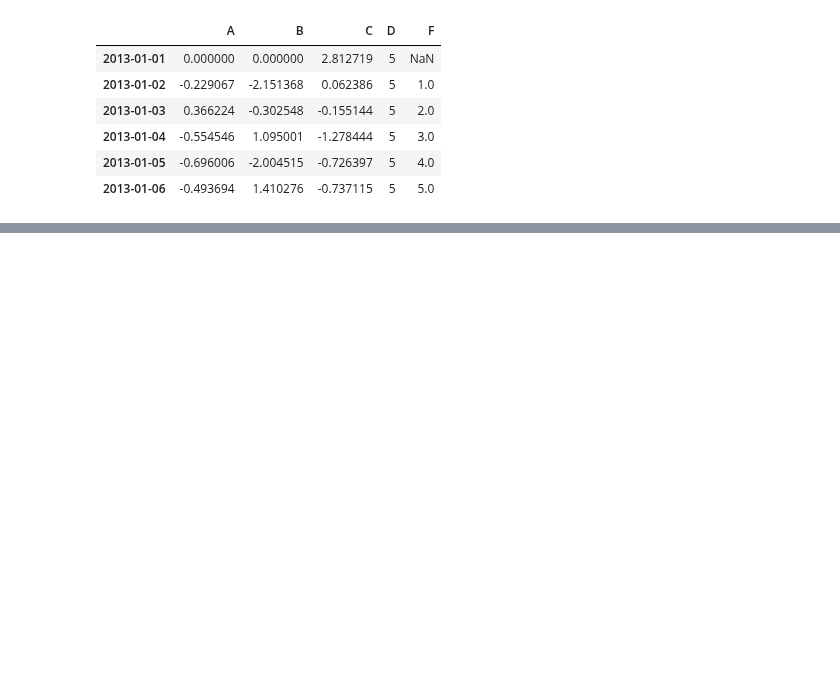
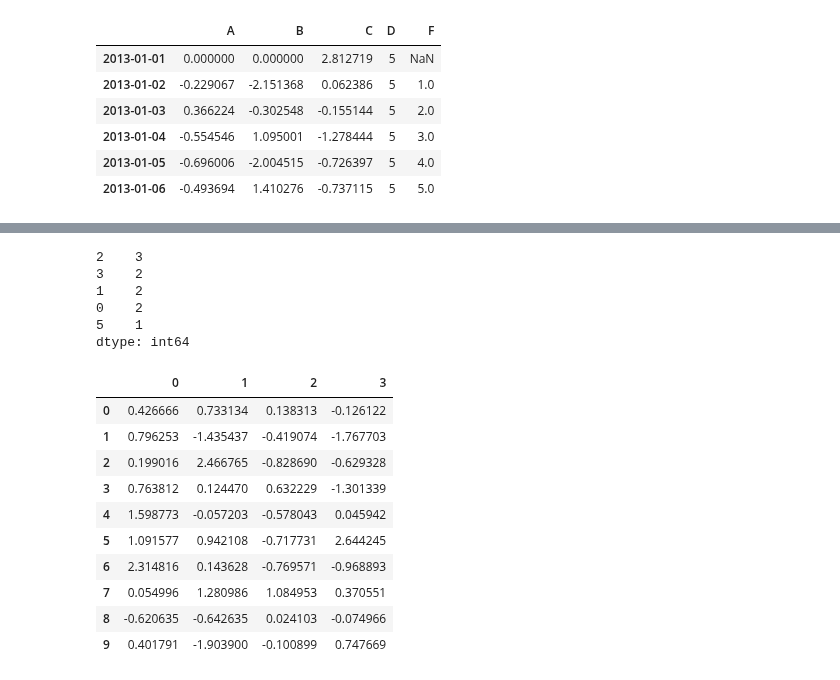
Before and after one commit to yieg77/pythonP, a Jupyter notebook: pandas/test.ipynb, the cells around one changed output, grey strips where cells are left out. Saved outputs shown, nothing was run; the diff lists cells and outputs as text; code cells hidden in the pictures; blank space fills up the shorter version.

```diff
--- a/pandas/test.ipynb
+++ b/pandas/test.ipynb
@@ -309,0 +325,24 @@ df
+# %%
+s.value_counts()
+# %% [output]
+2    3
+3    2
+1    2
+0    2
+5    1
+dtype: int64
+# %%
+df=pd.DataFrame(np.random.randn(10,4))
+df
+# %% [output]
+|  | 0 | 1 | 2 | 3 |
+| 0 | 0.426666 | 0.733134 | 0.138313 | -0.126122 |
+| 1 | 0.796253 | -1.435437 | -0.419074 | -1.767703 |
+| 2 | 0.199016 | 2.466765 | -0.828690 | -0.629328 |
+| 3 | 0.763812 | 0.124470 | 0.632229 | -1.301339 |
+| 4 | 1.598773 | -0.057203 | -0.578043 | 0.045942 |
+| 5 | 1.091577 | 0.942108 | -0.717731 | 2.644245 |
+| 6 | 2.314816 | 0.143628 | -0.769571 | -0.968893 |
+| 7 | 0.054996 | 1.280986 | 1.084953 | 0.370551 |
+| 8 | -0.620635 | -0.642635 | 0.024103 | -0.074966 |
+| 9 | 0.401791 | -1.903900 | -0.100899 | 0.747669 |
```
Also changed, not shown: parts of 33 cells of this notebook, 8 other files.
